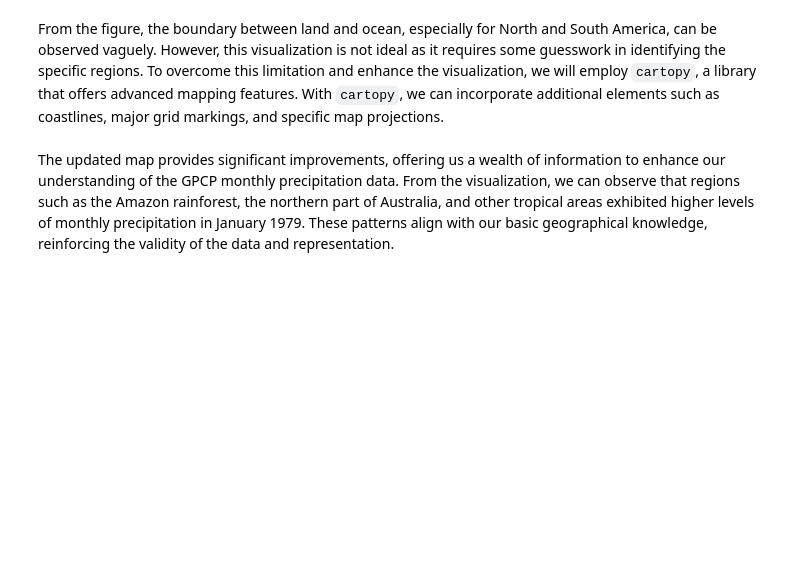
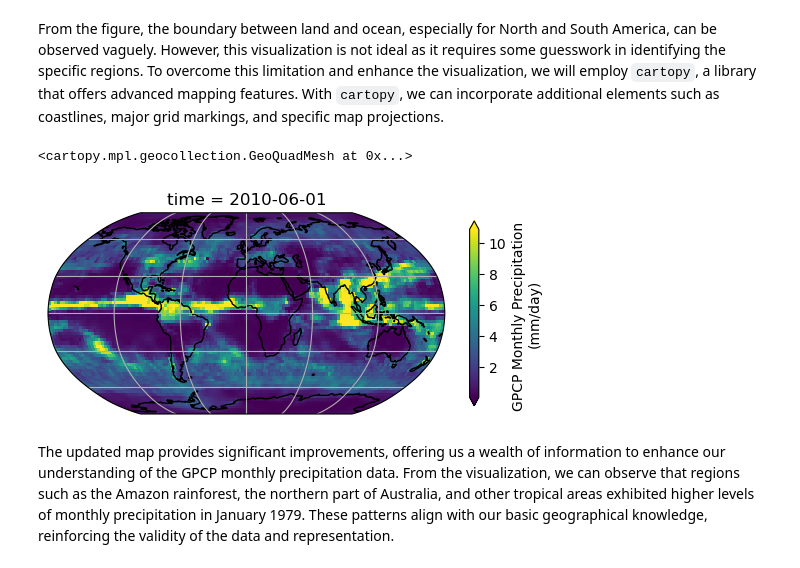
Before and after one commit to TobGerken/ISAT_420_S26_Shared_Fork, a Jupyter notebook: W10_Xarray_Operations/Code/w10_climatology.ipynb, the cells around one changed output. Cells and saved outputs as stored; diff of their text form; code cells hidden in the pictures; blank space fills up the shorter version.

```diff
--- a/W10_Xarray_Operations/Code/w10_climatology.ipynb
+++ b/W10_Xarray_Operations/Code/w10_climatology.ipynb
@@ -163,17 +174,17 @@ SHA256 hash of downloaded file: 5de2916831a0b947fcc4aa95e6eceddd4134e41150094e58
 Use this value as the 'known_hash' argument of 'pooch.retrieve' to ensure that the file hasn't changed if it is downloaded again in the future.
 # %%
 # using this function instead of 'open_dataset' will concatenate the data along the dimension we specify
-ds = xr.open_mfdataset(file_ob, combine="nested", concat_dim="time")
+#ds = xr.open_mfdataset(file_ob, combine="nested", concat_dim="time")
 
 # comment for colab users only: this could toss an error message for you.
 # you should still be able to use the dataset with this error just not print ds
 # you can try uncommenting the following line to avoid the error
 # ds.attrs['history']='' # the history attribute have unique chars that cause a crash on Google colab.
-ds
+#ds
 
 # I also downloaded the data and created a single nc file that is placed in the Data folder. We can use this if pooch takes too long.
-#ds = xr.open_dataset('../Data/noaa_gpcp.nc')
-#ds
+ds = xr.open_dataset('../Data/noaa_gpcp.nc')
+ds
 # %% [output]
 <xarray.Dataset> Size: 48MB
 Dimensions:       (time: 564, latitude: 72, nv: 2, longitude: 144)
@@ -242,32 +243,35 @@ From the figure, the boundary between land and ocean, especially for North and S
 # %%
 # visualize the precipitation data of a selected month using cartopy
 
 # select data for the month of interest
-data = precip.sel(time="1979-01-01", method="nearest")
+data = precip.sel(time="2010-06-01", method="nearest")
 
 # initiate plot, note that it is possible to change the size of the figure,
 # which is already defined within the "cma.mplstyle" file in the 'Figure Settings' cell above
 fig, ax = plt.subplots(subplot_kw={"projection": ccrs.Robinson()},
                        #figsize=(9, 6)
                       )
 
 # add coastlines to indicate land/ocean
 ax.coastlines()
 
 # add major grid lines for latitude and longitude
 ax.gridlines()
 
 # add the precipitation data with map projection transformation
 # also specify the maximum 'vmax' and minimum value 'vmin' or set 'robust=True' to increase the
 # contrast in the map.
 data.plot(
     ax=ax,
     transform=ccrs.PlateCarree(),
     #vmin=0,
     #vmax=20,
     robust=True,
     cbar_kwargs=dict(shrink=0.5, label="GPCP Monthly Precipitation \n(mm/day)"), # this controls the colorbar appearance
 )
+# %% [output]
+<cartopy.mpl.geocollection.GeoQuadMesh at 0x...>
+[figure, added]
 # %% [markdown]
 The updated map provides significant improvements, offering us a wealth of information to enhance our understanding of the GPCP monthly precipitation data. From the visualization, we can observe that regions such as the Amazon rainforest, the northern part of Australia, and other tropical areas exhibited higher levels of monthly precipitation in January 1979. These patterns align with our basic geographical knowledge, reinforcing the validity of the data and representation.
 # %% [markdown]
```
Also changed, not shown: parts of 21 cells of this notebook.
